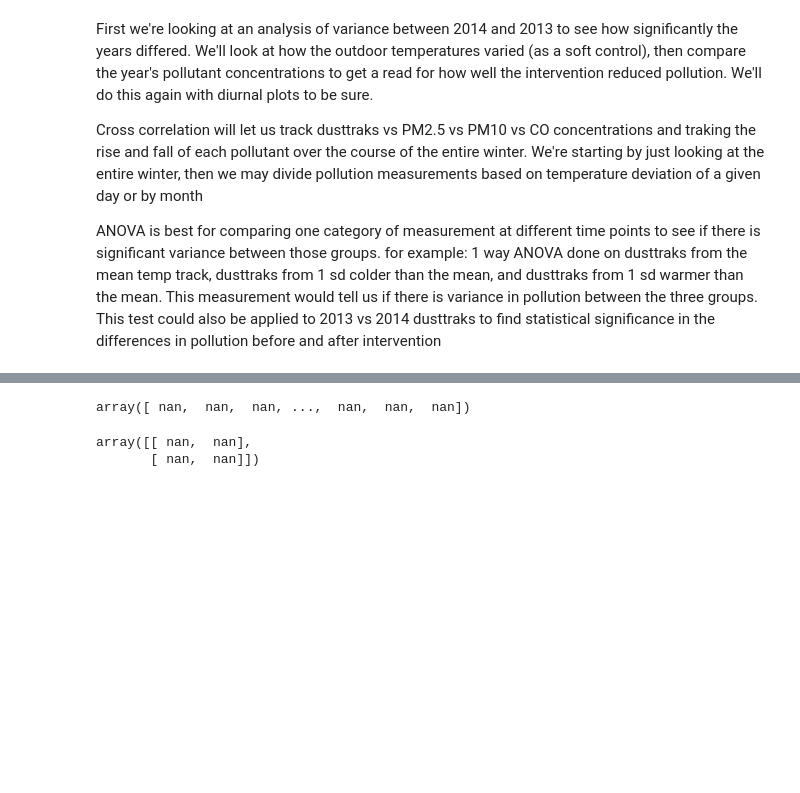
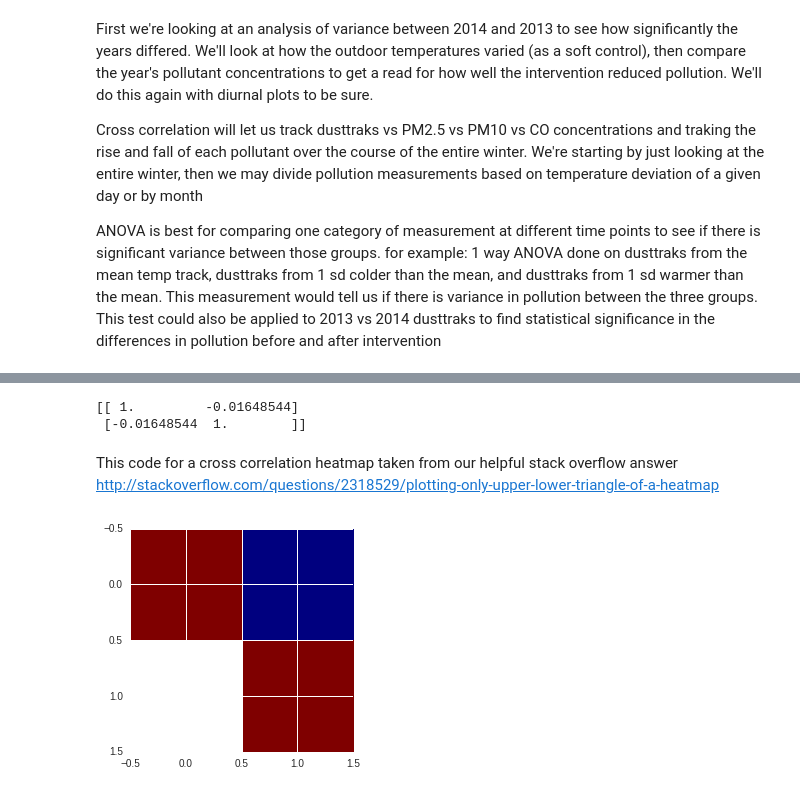
Before and after one commit to BrennaManning/DataScience2016FP, a Jupyter notebook: Stats_comparisons.ipynb, the cells around one changed output, grey strips where cells are left out. Drawn from its saved outputs; the diff is of its cells as text; code cells hidden in the pictures; blank space fills up the shorter version.

Commit message:
matrix done

```diff
--- a/Stats_comparisons.ipynb
+++ b/Stats_comparisons.ipynb
@@ -163,9 +197,24 @@ Name: Dusttraks_(mg/m3), dtype: float64
 # %%
-np.correlate(dfnorm13['Temperature_(degC)'],dfnorm13['Dusttraks_(mg/m3)'], mode = 'full')
+crosscorr_array = np.correlate(dfnorm13['Temperature_(degC)'],dfnorm13['Dusttraks_(mg/m3)'], mode = 'full'
-# %% [output]
-array([ nan,  nan,  nan, ...,  nan,  nan,  nan])
 # %%
-np.corrcoef(dfnorm13['Temperature_(degC)'],dfnorm13['Dusttraks_(mg/m3)'])
+corrcoef_matrix = np.corrcoef(dfnorm13['Temperature_(degC)'],dfnorm13['Dusttraks_(mg/m3)'])
+print corrcoef_matrix
 # %% [output]
-array([[ nan,  nan],
-       [ nan,  nan]])
+[[ 1.         -0.01648544]
+ [-0.01648544  1.        ]]
+# %% [markdown]
+This code for a cross correlation heatmap taken from our helpful stack overflow answer http://stackoverflow.com/questions/2318529/plotting-only-upper-lower-triangle-of-a-heatmap
+# %%
+A = crosscorr_matrix #cross correlation matrix
+
+mask =  np.tri(A.shape[0], k=-1)
+A = np.ma.array(A, mask=mask) # mask out the lower triangle
+fig = plt.figure()
+ax1 = fig.add_subplot(111)
+cmap = cm.get_cmap('jet', 10) # jet doesn't have white color
+cmap.set_bad('w') # default value is 'k'
+ax1.imshow(A, interpolation="nearest", cmap=cmap)
+ax1.grid(True)
+plt.show()
+# %% [output]
+[figure, added]
```
Also changed, not shown: parts of 13 cells of this notebook, 4 other files.
